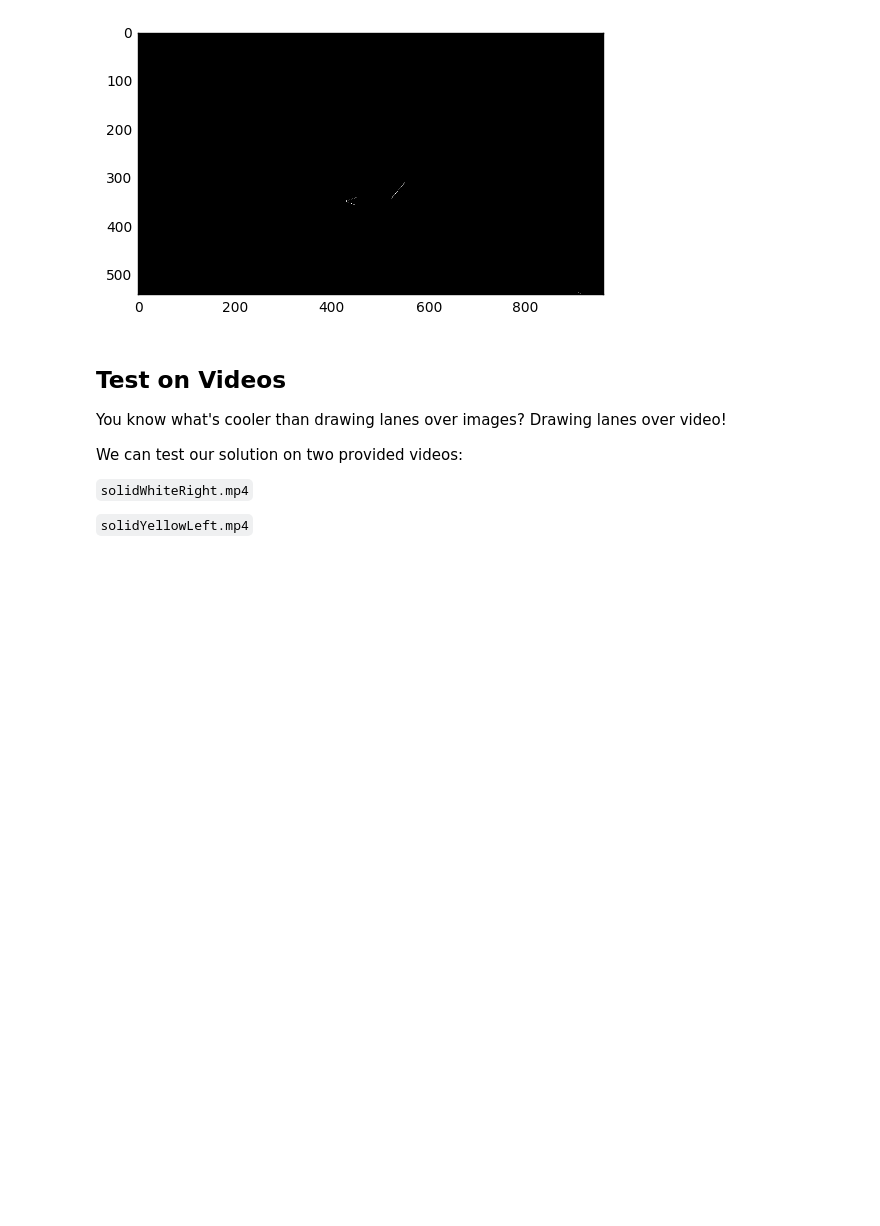
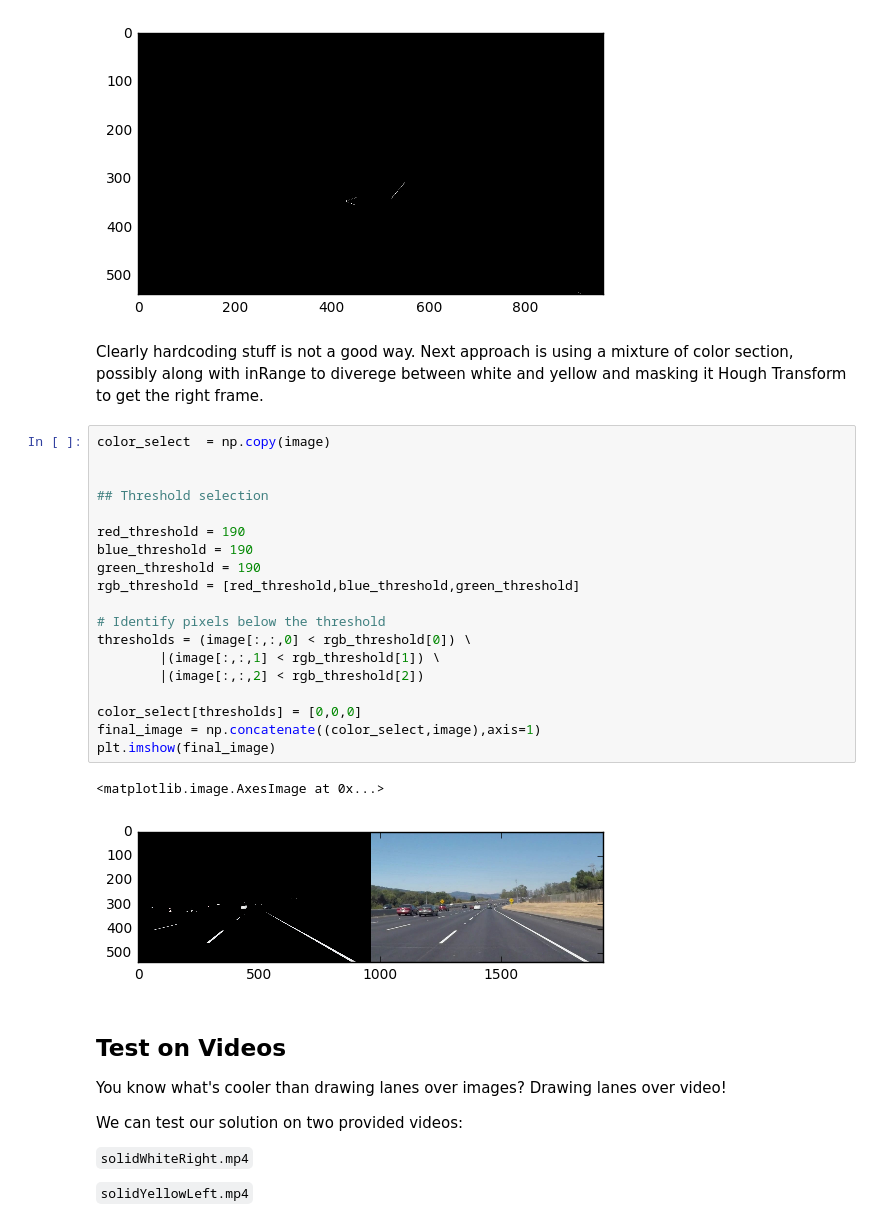
Before and after one commit to jatindhankhar/CarND-LaneLines-P1, a Jupyter notebook: P1.ipynb, the cells around one changed output. Drawn from its saved outputs; the diff is of its cells as text; blank space fills up the shorter version.

Commit message:
Experiment with color + vertices

```diff
--- a/P1.ipynb
+++ b/P1.ipynb
@@ -260,6 +276,30 @@ print(imshape)
 # %% [output]
 (540, 960, 3)
 [figure]
+# %% [markdown]
+Clearly hardcoding stuff is not a good way. Next approach is using a mixture of color section, possibly along with inRange to diverege between white and yellow and masking it Hough Transform to get the right frame.
+# %%
+color_select  = np.copy(image)
+
+
+## Threshold selection
+
+red_threshold = 190
+blue_threshold = 190
+green_threshold = 190
+rgb_threshold = [red_threshold,blue_threshold,green_threshold]
+
+# Identify pixels below the threshold
+thresholds = (image[:,:,0] < rgb_threshold[0]) \
+        |(image[:,:,1] < rgb_threshold[1]) \
+        |(image[:,:,2] < rgb_threshold[2])
+
+color_select[thresholds] = [0,0,0]
+final_image = np.concatenate((color_select,image),axis=1)
+plt.imshow(final_image)
+# %% [output]
+<matplotlib.image.AxesImage at 0x...>
+[figure, added]
 # %% [markdown]
 ## Test on Videos
 
```
Also changed, not shown: parts of 1 cell of this notebook, 1 other file.
